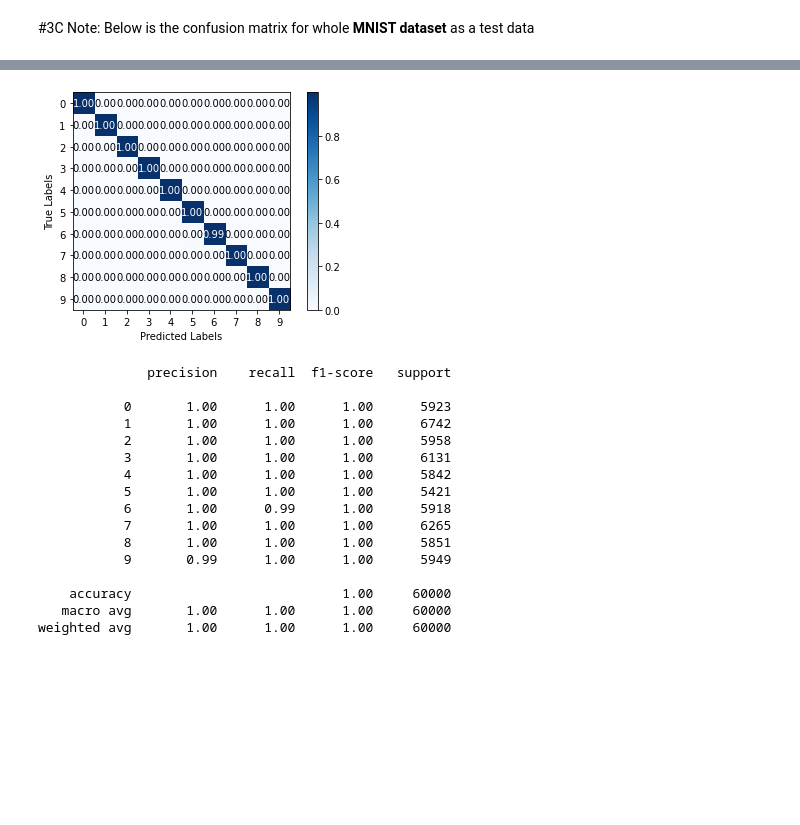
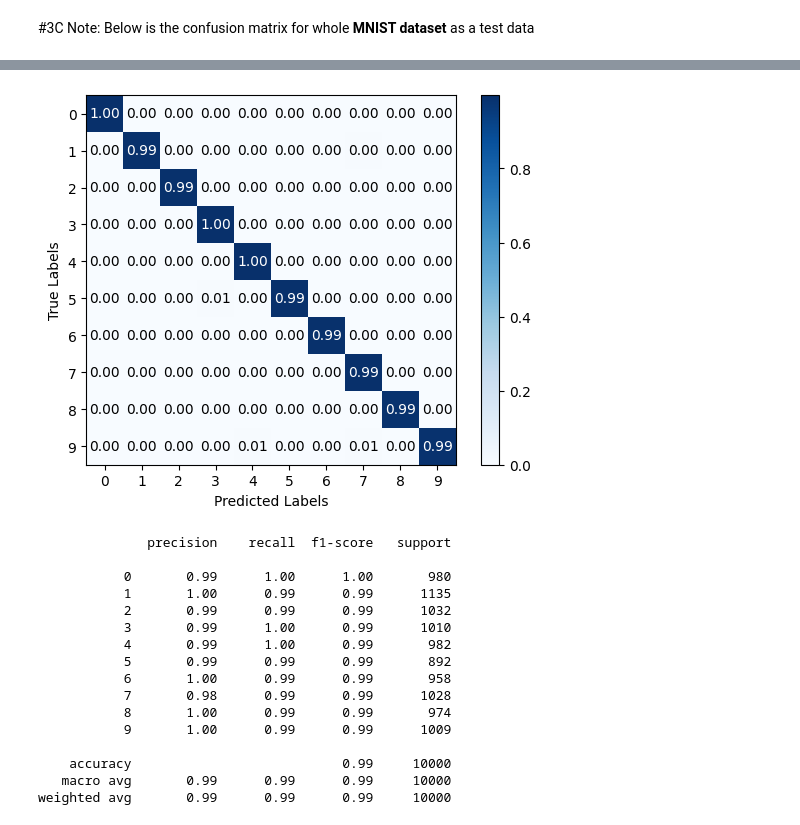
Before and after one commit to phycem/White-Noise-Analysis-of-Convolutional-Neural-Networks--MNIST--Fashion-MNIST, a Jupyter notebook: Net_model_MNIST.ipynb, the cells around one changed output, grey strips where cells are left out. Drawn from its saved outputs; the diff is of its cells as text; code cells hidden in the pictures; blank space fills up the shorter version.

```diff
--- a/Net_model_MNIST.ipynb
+++ b/Net_model_MNIST.ipynb
@@ -248,3 +249,8 @@ Net.compile(optimizer='adam', loss='sparse_categorical_crossentropy', metrics=['
 
 # Load best weights
 Net.load_weights('best_model.h5')
+# %%
+new_model = tf.keras.models.load_model('/content/best_model.h5')
+
+# Check its architecture
+new_model.summary()
@@ -265,7 +292,7 @@ y_pred = []
 y_true = []
 for digit in digits:
     test_tensor = tf.convert_to_tensor((avgd_noise_maps[digit])[None,...], dtype=tf.float32)
-    output = Net(test_tensor)
+    output = new_model(test_tensor)
 
     # Get the predicted class and corresponding probability
     probs = tf.nn.softmax(output, axis=1)
@@ -295,30 +322,4 @@ print(report)
 # Calculate the accuracy score
 accuracy = accuracy_score(y_true, y_pred)
 print('Accuracy:', accuracy)
-
-# Generate the confusion matrix
-cm = confusion_matrix(y_true, y_pred, normalize='true')
-
-# Plot the confusion matrix
-plt.imshow(cm, cmap='Blues')
-plt.colorbar()
-
-# Add labels to the plot
-classes = [str(i) for i in range(10)]
-tick_marks = np.arange(len(classes))
-plt.xticks(tick_marks, classes)
-plt.yticks(tick_marks, classes)
-plt.xlabel('Predicted Labels')
-plt.ylabel('True Labels')
-
-# Add values to the plot
-thresh = cm.max() / 2.
-for i in range(cm.shape[0]):
-    for j in range(cm.shape[1]):
-        plt.text(j, i, format(cm[i, j], '.2f'),
-                 ha="center", va="center",
-                 color="white" if cm[i, j] > thresh else "black")
-
-# Show the plot
-plt.show()
 # %% [output]
@@ -369,7 +369,7 @@ y_true = []
 
 for i in range(all_noise_maps.shape[0]):
     test_tensor = tf.convert_to_tensor((all_noise_maps[i])[None,...], dtype=tf.float32)
-    outputs = Net(test_tensor)
+    outputs = new_model(test_tensor)
     #prob = torch.softmax(outputs, dim=1)
     # Get the predicted class and corresponding probability
     probs = tf.nn.softmax(outputs, axis=1)
@@ -459,19 +459,19 @@ weighted avg       1.00      1.00      1.00        10
  #             metrics=['accuracy'])
 
 # Load the test dataset
-(test_images, test_labels), _ = tf.keras.datasets.mnist.load_data()
+_ ,(test_images, test_labels)= tf.keras.datasets.mnist.load_data()
 test_dataset = tf.data.Dataset.from_tensor_slices((test_images[..., tf.newaxis]/255.0, test_labels))
 test_dataset = test_dataset.batch(64)
 
 # Set the model to evaluation mode
-Net.evaluate(test_dataset)
+new_model.evaluate(test_dataset)
 
 # Get the true labels and predicted labels for the test set
 true_labels = []
 predicted_labels = []
 
 for images, labels in test_dataset:
-    outputs = Net(images)
+    outputs = new_model(images)
     predicted = tf.argmax(outputs, axis=1)
     true_labels += labels.numpy().tolist()
     predicted_labels += predicted.numpy().tolist()
@@ -517,20 +517,20 @@ print(report)
-[figure, old version]
+[figure, new version]
               precision    recall  f1-score   support
 
-           0       1.00      1.00      1.00      5923
-           1       1.00      1.00      1.00      6742
-           2       1.00      1.00      1.00      5958
-           3       1.00      1.00      1.00      6131
-           4       1.00      1.00      1.00      5842
-           5       1.00      1.00      1.00      5421
-           6       1.00      0.99      1.00      5918
-           7       1.00      1.00      1.00      6265
-           8       1.00      1.00      1.00      5851
-           9       0.99      1.00      1.00      5949
+           0       0.99      1.00      1.00       980
+           1       1.00      0.99      0.99      1135
+           2       0.99      0.99      0.99      1032
+           3       0.99      1.00      0.99      1010
+           4       0.99      1.00      0.99       982
+           5       0.99      0.99      0.99       892
+           6       1.00      0.99      0.99       958
+           7       0.98      0.99      0.99      1028
+           8       1.00      0.99      0.99       974
+           9       1.00      0.99      0.99      1009
 
-    accuracy                           1.00     60000
-   macro avg       1.00      1.00      1.00     60000
-weighted avg       1.00      1.00      1.00     60000
+    accuracy                           0.99     10000
+   macro avg       0.99      0.99      0.99     10000
+weighted avg       0.99      0.99      0.99     10000
 # %%
 # Set figure size
 plt.figure(figsize=(15, 15))
```
Also changed, not shown: parts of 9 cells of this notebook.
